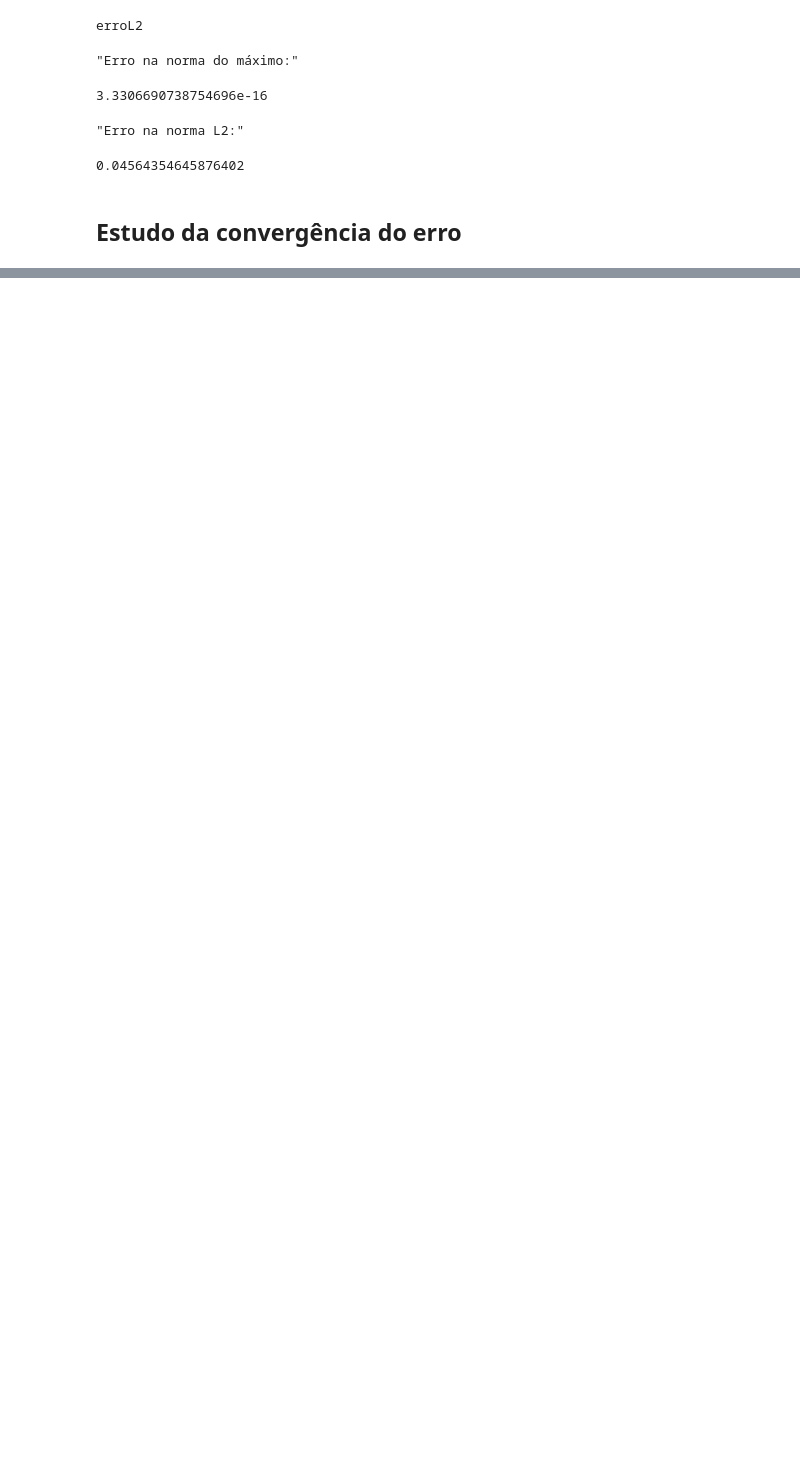
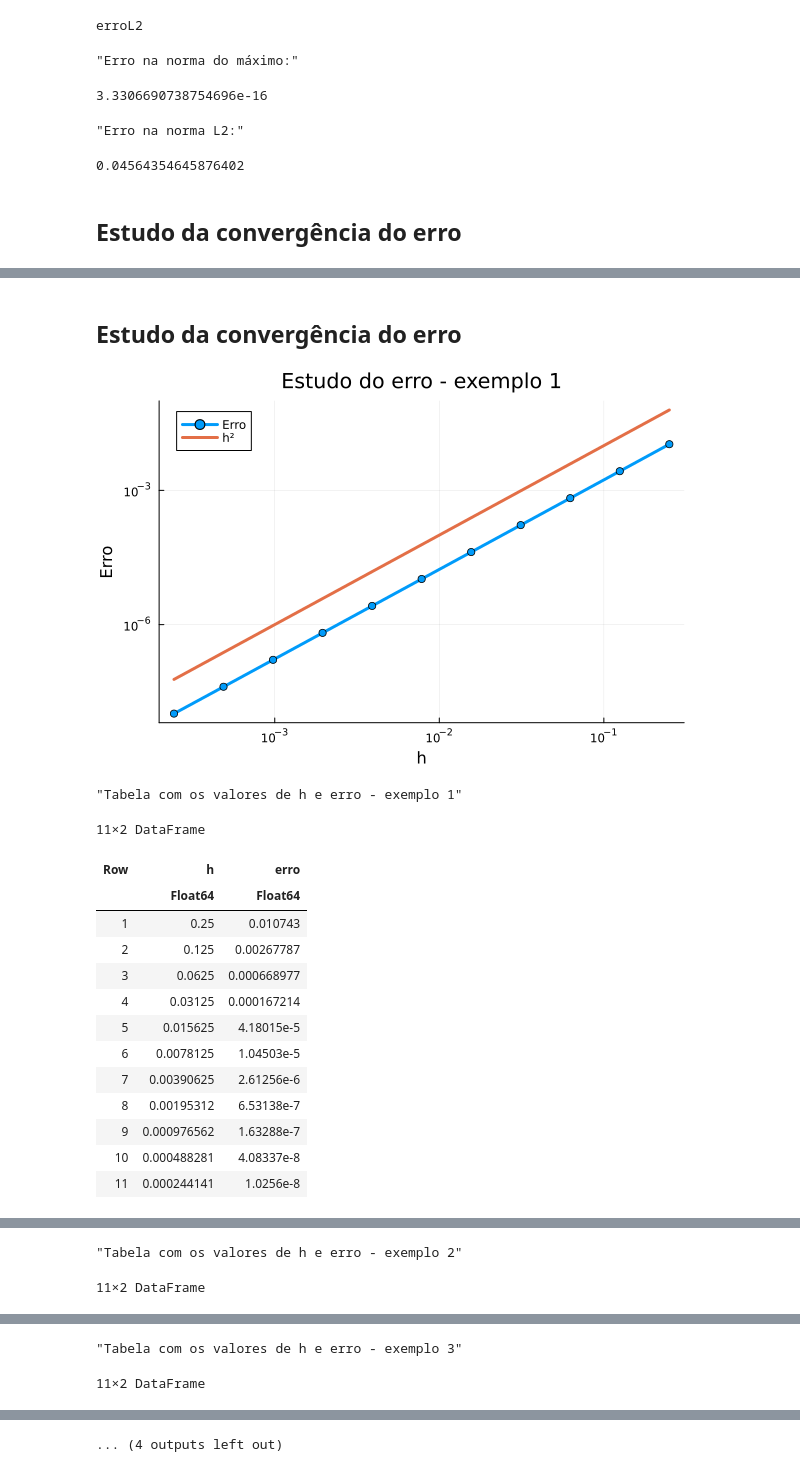
Before and after one commit to bacarmo/Elementos_Finitos, a Jupyter notebook: Eliptica_1D.ipynb, the cells around one changed output, grey strips where cells are left out. Saved outputs shown, nothing was run; the diff lists cells and outputs as text; code cells hidden in the pictures; blank space fills up the shorter version.

Commit message:
Galerkin - vs2

```diff
--- a/Eliptica_1D.ipynb
+++ b/Eliptica_1D.ipynb
@@ -730,0 +876,16 @@ estudo_do_erro_galerkin(4)
+# %%
+"Monta e retorna o vetor força `F` de tamanho `m`, utilizando os vetores locais `Fᵉ`. "
+function monta_F_vs2(f::Function, m::Int) :: Vector{Float64}
+    h = 1.0 / (m + 1)  # Tamanho do passo
+    F = zeros(m)       # Inicializa o vetor F
+
+    # Loop sobre os elementos internos
+    for e = 2:m
+        F[e-1:e] += monta_Fᵉ(f,h,e) # Adiciona a contribuição do elemento e no vetor F
+    end
+    # Adiciona as contribuições dos elementos 1 e m+1
+    F[1] += monta_Fᵉ(f,h,1)[2]   # Contribuição do elemento 1
+    F[m] += monta_Fᵉ(f,h,m+1)[1] # Contribuição do elemento m+1
+
+    return F
+end
@@ -730,0 +956,53 @@ estudo_do_erro_galerkin(4)
+# %% [markdown]
+## Estudo da convergência do erro
+# %%
+function estudo_do_erro_galerkin_vs2(exemplo)
+    # Carrega o exemplo escolhido
+    α, β, f, u = dados_de_entrada(exemplo)
+    # Define os valores de N a serem considerados
+    vec_N = [2^i-1 for i in 2:12]
+    # Inicializa o vetor para armazenar os erros
+    vec_erros = zeros(length(vec_N))
+    # Calcula o erro para cada valor de N
+    for i = 1:length(vec_N)
+        N = vec_N[i]
+        h = 1.0 / (N+1)
+        K = monta_K_vs2(α, β, N)
+        F = monta_F_vs2(f, N)
+        c = K \ F
+        # vec_erros[i] = maximum(abs.(u.(h:h:1-h)-c))
+        vec_erros[i] = erroL2(u,c)
+    end
+    # Exibe o gráfico do erro em função dos h's em escala logarítmica
+    h = 1.0 ./ (vec_N .+ 1) # Calcula o tamanho do passo h para cada N
+    plt = plot(h, vec_erros, lw=3, linestyle=:solid, markershape=:circle, label="Erro", title="Estudo do erro - exemplo "*string(exemplo),  xscale=:log10, yscale=:log10, legend=:topleft) # Gráfico do erro
+    plot!(plt, h, h.^2, lw=3, linestyle=:solid, label="h²")# Adiciona a curva h² ao gráfico
+    xlabel!("h")     # Adiciona o rótulo ao eixo x
+    ylabel!("Erro")  # Adiciona o rótulo ao eixo y
+    display(plt)     # Exibe o gráfico
+    # Exibir a tabela com os valores de h e erro
+    display("Tabela com os valores de h e erro - exemplo "*string(exemplo))
+    display(DataFrame(h=h, erro=vec_erros))
+end
+
+estudo_do_erro_galerkin_vs2(1)
+estudo_do_erro_galerkin_vs2(2)
+estudo_do_erro_galerkin_vs2(3)
+estudo_do_erro_galerkin_vs2(4)
+# %% [output]
+[figure, added]
+"Tabela com os valores de h e erro - exemplo 1"
+11×2 DataFrame
+| Row | h | erro |
+|  | Float64 | Float64 |
+| 1 | 0.25 | 0.010743 |
+| 2 | 0.125 | 0.00267787 |
+| 3 | 0.0625 | 0.000668977 |
+| 4 | 0.03125 | 0.000167214 |
+| 5 | 0.015625 | 4.18015e-5 |
+| 6 | 0.0078125 | 1.04503e-5 |
+| 7 | 0.00390625 | 2.61256e-6 |
+| 8 | 0.00195312 | 6.53138e-7 |
+| 9 | 0.000976562 | 1.63288e-7 |
+| 10 | 0.000488281 | 4.08337e-8 |
+| 11 | 0.000244141 | 1.0256e-8 |
@@ -730,0 +1010,2 @@ estudo_do_erro_galerkin(4)
+"Tabela com os valores de h e erro - exemplo 2"
+11×2 DataFrame
@@ -730,0 +1026,2 @@ estudo_do_erro_galerkin(4)
+"Tabela com os valores de h e erro - exemplo 3"
+11×2 DataFrame
@@ -730,0 +1041 @@ estudo_do_erro_galerkin(4)
+... (4 outputs left out)
```
Also changed, not shown: parts of 36 cells of this notebook.
